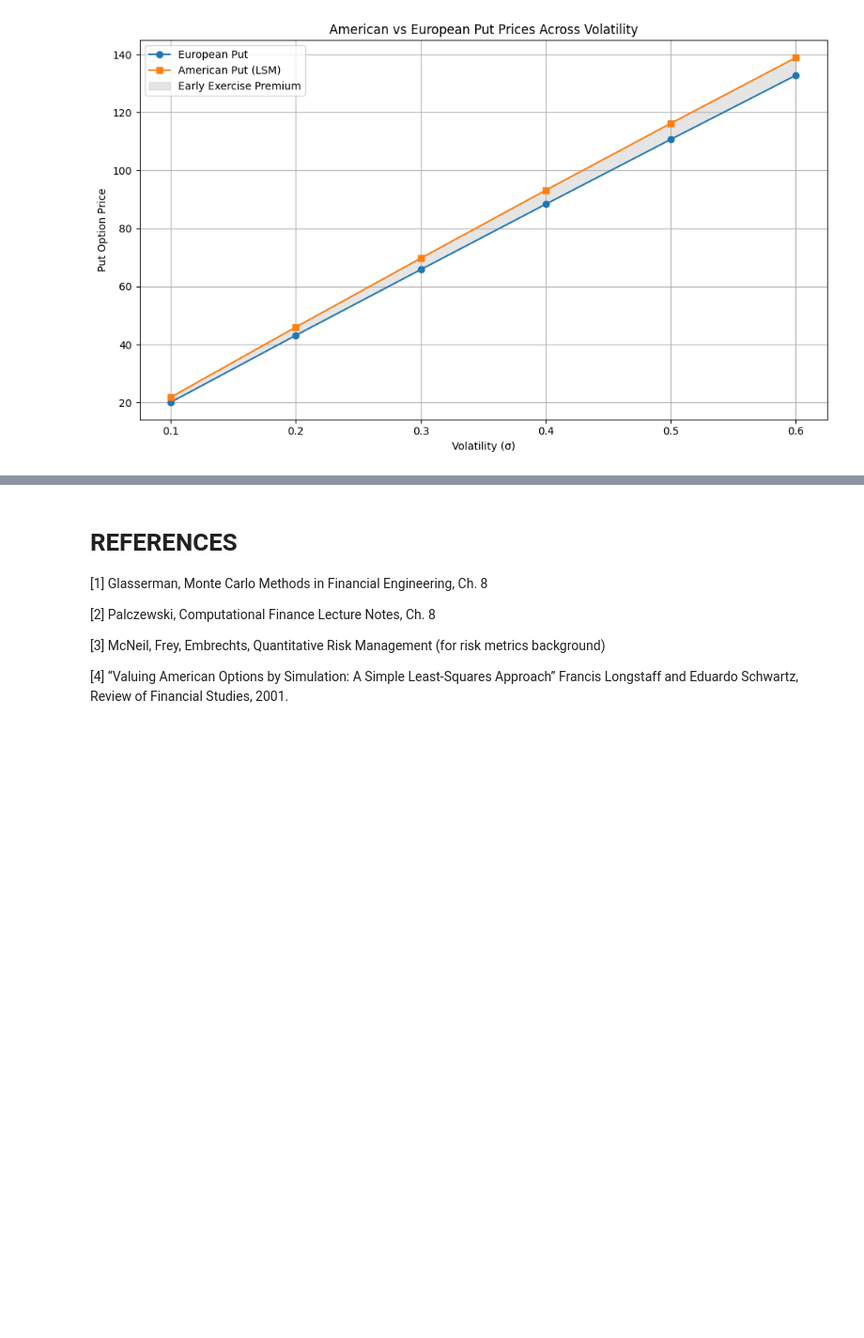
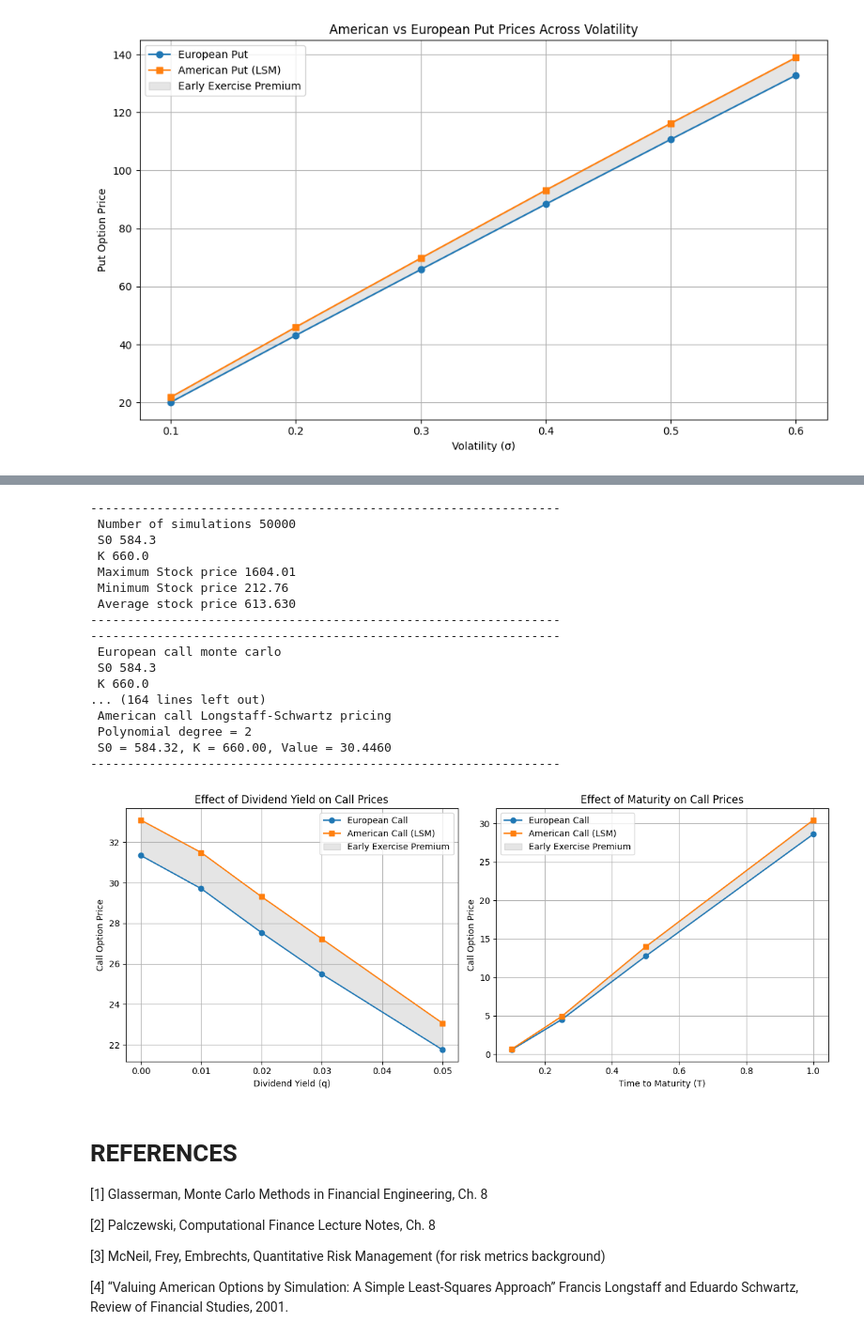
Before and after one commit to glorivaas/Risk_Measures, a Jupyter notebook: PROJECT2.ipynb, the cells around one changed output, grey strips where cells are left out. Shown: that part at 94% size. Saved outputs shown, nothing was run; the diff lists cells and outputs as text; code cells hidden in the pictures; blank space fills up the shorter version.

```diff
--- a/PROJECT2.ipynb
+++ b/PROJECT2.ipynb
@@ -538,3 +549,82 @@ plt.show()
+# %%
+slices = 252
+dividends = [0.0, 0.01, 0.02, 0.03, 0.05]
+euro_divs = []
+amer_divs = []
+
+for q in dividends:
+    engine = MonteCarloOptionPricing(
+        r=r, S0=S0, K=K, T=1, sigma=sigma,
+        div_yield=q,
+        simulation_rounds=sim_rounds,
+        no_of_slices=slices,
+        fix_random_seed=True
+    )
+    engine.stock_price_simulation()
+    euro = engine.european_call()
+    amer = engine.american_option_longstaff_schwartz(poly_degree=2, option_type='call')
+    euro_divs.append(euro)
+    amer_divs.append(amer)
+
+maturities = [0.1, 0.25, 0.5, 1.0]
+euro_times = []
+amer_times = []
+
+for T in maturities:
+    engine = MonteCarloOptionPricing(
+        r=r, S0=S0, K=K, T=T, sigma=sigma,
+        div_yield=0.015,
+        simulation_rounds=sim_rounds,
+        no_of_slices=int(slices * T),
+        fix_random_seed=True
+    )
+    engine.stock_price_simulation()
+    euro = engine.european_call()
+    amer = engine.american_option_longstaff_schwartz(poly_degree=2, option_type='call')
+    euro_times.append(euro)
+    amer_times.append(amer)
+
+fig, axs = plt.subplots(1, 2, figsize=(12, 5))
+
+axs[0].plot(dividends, euro_divs, label='European Call', marker='o')
+axs[0].plot(dividends, amer_divs, label='American Call (LSM)', marker='s')
+axs[0].fill_between(dividends, euro_divs, amer_divs, alpha=0.2, color='gray', label='Early Exercise Premium')
+axs[0].set_xlabel("Dividend Yield (q)")
+axs[0].set_ylabel("Call Option Price")
+axs[0].set_title("Effect of Dividend Yield on Call Prices")
+axs[0].grid(True)
+axs[0].legend()
+
+axs[1].plot(maturities, euro_times, label='European Call', marker='o')
+axs[1].plot(maturities, amer_times, label='American Call (LSM)', marker='s')
+axs[1].fill_between(maturities, euro_times, amer_times, alpha=0.2, color='gray', label='Early Exercise Premium')
+axs[1].set_xlabel("Time to Maturity (T)")
+axs[1].set_ylabel("Call Option Price")
+axs[1].set_title("Effect of Maturity on Call Prices")
+axs[1].grid(True)
+axs[1].legend()
+
+plt.tight_layout()
+plt.show()
+# %% [output]
+----------------------------------------------------------------
+ Number of simulations 50000
+ S0 584.3
+ K 660.0
+ Maximum Stock price 1604.01
+ Minimum Stock price 212.76
+ Average stock price 613.630
+----------------------------------------------------------------
+----------------------------------------------------------------
+ European call monte carlo
+ S0 584.3
+ K 660.0
+... (164 lines left out)
+ American call Longstaff-Schwartz pricing
+ Polynomial degree = 2
+ S0 = 584.32, K = 660.00, Value = 30.4460
+----------------------------------------------------------------
+[figure, added]
 # %% [markdown]
 # **REFERENCES**
 [1] Glasserman, Monte Carlo Methods in Financial Engineering, Ch. 8
```
Also changed, not shown: parts of 5 cells of this notebook.
